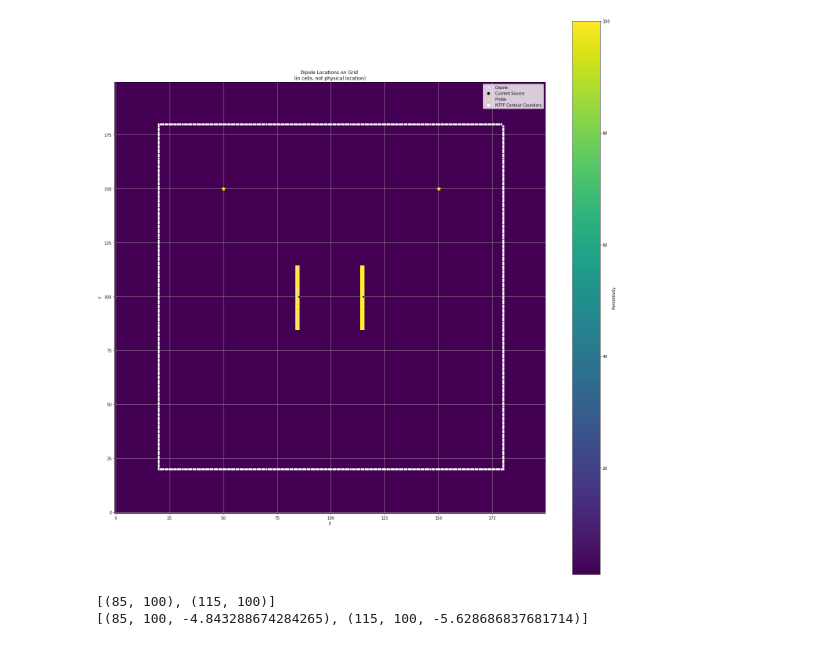
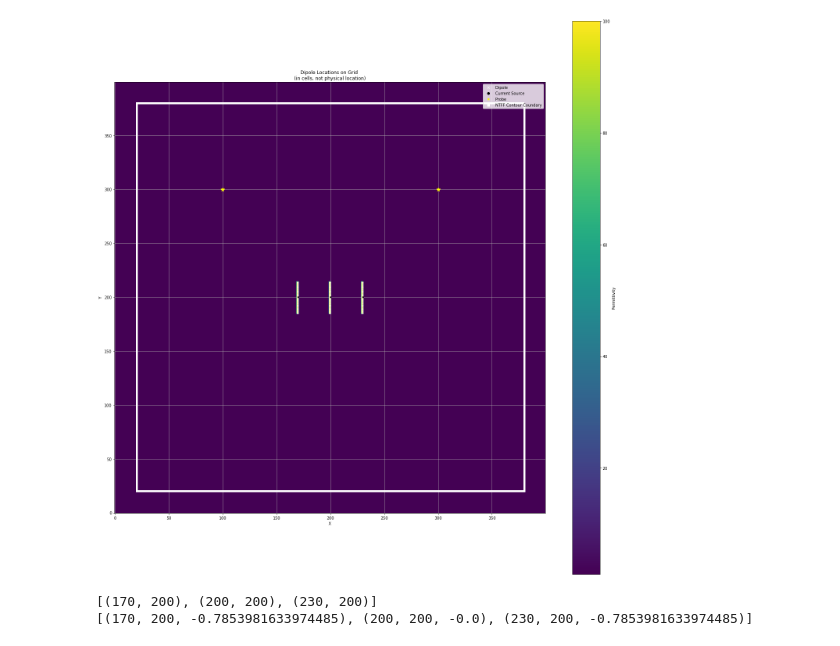
Before and after one commit to carrienlei/EE578FinalProject, a Jupyter notebook: phaseDelay.ipynb, the cells around one changed output. Drawn from its saved outputs; the diff is of its cells as text; code cells hidden in the pictures.

```diff
--- a/phaseDelay.ipynb
+++ b/phaseDelay.ipynb
@@ -10,18 +10,19 @@
 import matplotlib.pyplot as plt
 import math
 import numpy as np
+import pandas as pd
 
 # Simulation Parameters
 e0 = 1
 mu0 = 1
-c0 = 1 / math.sqrt(e0 * mu0)
+c0 = 3e8 #1 / math.sqrt(e0 * mu0)
 dx = 0.5e-3 # unit cell is 0.5mm x 0.5mm
 dy = 0.5e-3
 magic_time_step = dx / (np.sqrt(2) * c0)
 max_time_steps = 400
 
 # Grid in cell units
-whole_grid = 100e-3 # whole grid = 200 mm
+whole_grid = 200e-3 # whole grid = 200 mm
 numX_cells = int(whole_grid / dx)
 numY_cells = int(whole_grid / dy)
 center_x = numX_cells // 2 # find center points
@@ -43,7 +44,7 @@ Hx = np.zeros((numX_cells, numY_cells))
 Hy = np.zeros((numX_cells, numY_cells))
 
 # Dipole Parameters
-numberAntennas = 2
+numberAntennas = 3
 dipole_epsilon = 100
 dipole_spacing_cells = int(15e-3 / dx) # space between dipoles = 15mm = 30 cells
 dipole_width = 1e-3 # dipole thickness = 1 mm
@@ -142,34 +143,34 @@ def placeAndVisualizeAntennas(numAntennas, spacingBetween, dipoleLength, dipoleW
     # Show where the probes are on the grid
     plt.plot(probe_beam_direction_x, probe_beam_direction_y, '*', markersize = 10, color = 'yellow')
     plt.plot(probe_x, probe_y, '*', markersize = 10, color = 'yellow')
 
     #Adding (x,y) pairs from L1, shown as white
     all_line_idx=[L1_idxs,L2_idxs,L3_idxs,L4_idxs]
     for j in all_line_idx:
         for x, y in j:
             plt.plot(x,y, 's',markersize = 4, color = 'white')
 
     # Plot the permittivity grid
     plt.imshow(grid, cmap='viridis', origin= 'lower')
     plt.colorbar(label='Permittivity')
 
     # Add the legend
     plt.plot([], [], 'x', color = 'white', label = 'Dipole')
     plt.plot([], [], 'o', color = 'black', label = 'Current Source')
     plt.plot([], [], '*', color = 'yellow', label = 'Probe')
     plt.plot([], [], 's', color ='white', label = 'NTFF Contour Coundary')
     plt.legend(loc='upper right', fontsize = 'medium')
 
     plt.title('Dipole Locations on Grid \n(in cells, not physical location)')
     plt.xlabel('X')
     plt.ylabel('Y')
     plt.tight_layout()
     plt.grid()
     plt.show()
 
 placeAndVisualizeAntennas(numberAntennas, dipole_spacing_cells, dipole_height_cells, dipole_width_cells, grid, dipole_epsilon)
 # %% [output]
-[figure, old version]
+[figure, new version]
 # %%
 # Beam steering using phase delays
 
@@ -185,11 +186,11 @@ ky = k * np.sin(np.radians(theta0)) * np.sin(np.radians(phi0))
 phasedSources = []
 
 for location in sources:
-    # convert location to physical location in mm (not num cells)
-    phase = -(kx*location[0]*dx + ky*location[1]*dy) # in radians
+    # convert location to physical location in mm (not num cells) from center of array
+    phase = -(kx*(np.abs(location[0] - center_x))*dx + ky*(np.abs(location[1]-center_y))*dy) # in radians
     phasedSources.append((location[0], location[1], phase))
 
 print(phasedSources)
 # %% [output]
-[(85, 100), (115, 100)]
-[(85, 100, -4.843288674284265), (115, 100, -5.628686837681714)]
+[(170, 200), (200, 200), (230, 200)]
+[(170, 200, -0.7853981633974485), (200, 200, -0.0), (230, 200, -0.7853981633974485)]
```
Also changed, not shown: parts of 12 cells of this notebook.
